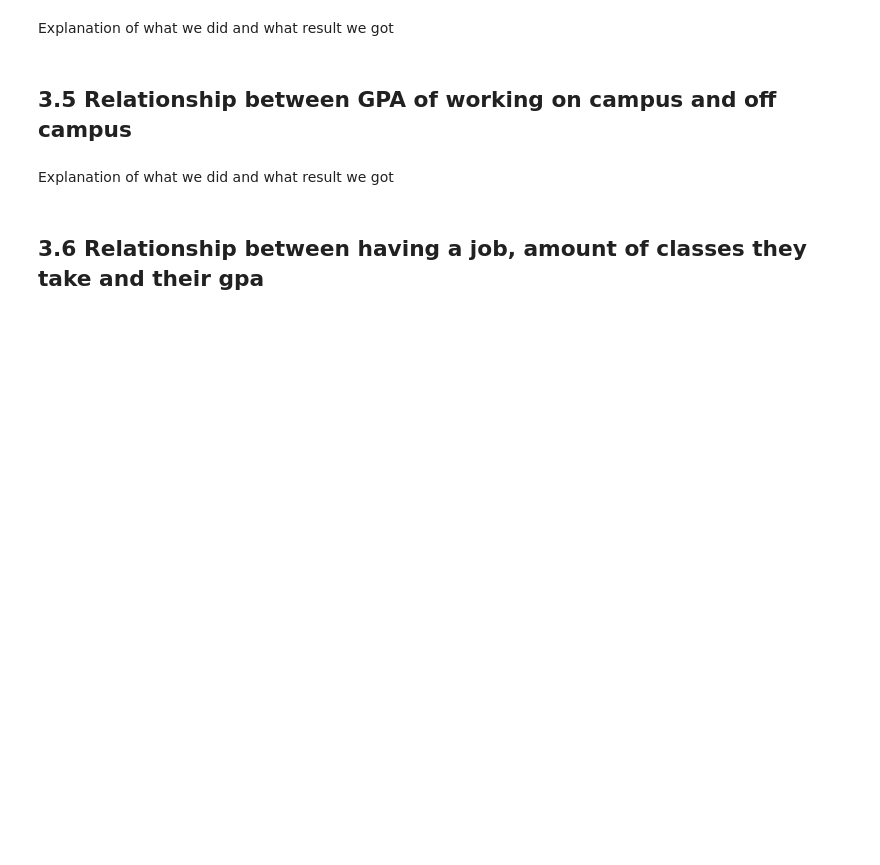
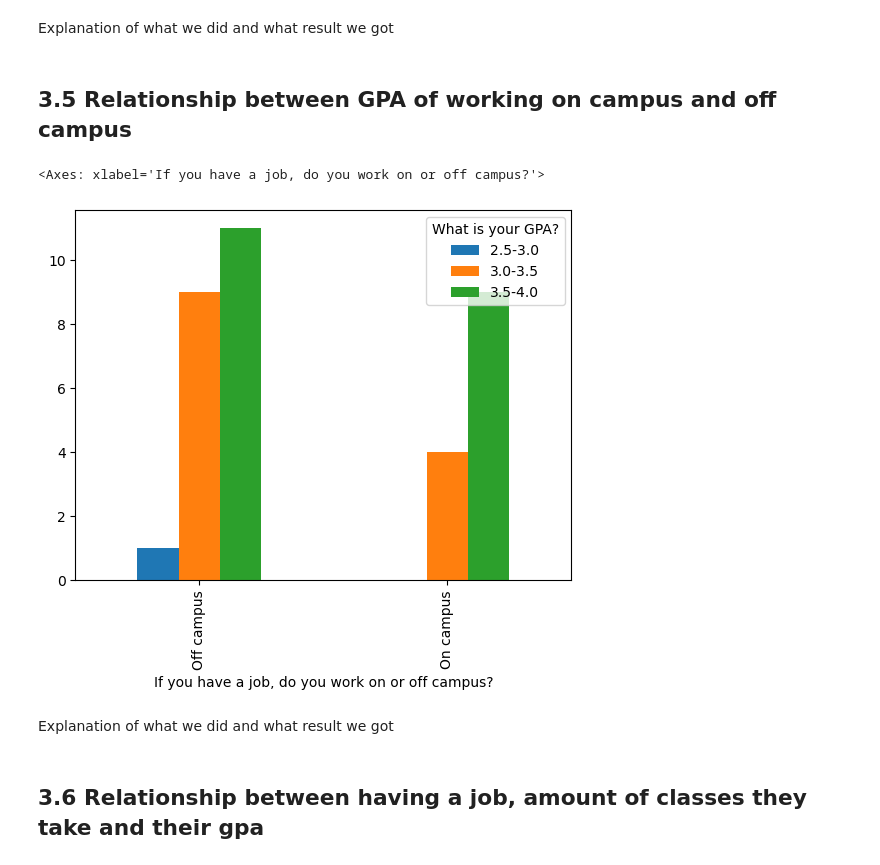
Before and after one commit to Nihal-m24/CS-105-Mini-Project, a Jupyter notebook: Mini Project.ipynb, the cells around one changed output. Cells and saved outputs as stored; diff of their text form; code cells hidden in the pictures; blank space fills up the shorter version.

Commit message:
3.5 (Create Graph)

```diff
--- a/Mini Project.ipynb
+++ b/Mini Project.ipynb
@@ -75,6 +75,11 @@ Explanation of what we did and what result we got
 ## 3.5 Relationship between GPA of working on campus and off campus
 # %%
 #zain
+GPA_Campus = pd.crosstab(cleaned_df['If you have a job, do you work on or off campus?'],cleaned_df['What is your GPA?'])
+GPA_Campus.plot.bar()
+# %% [output]
+<Axes: xlabel='If you have a job, do you work on or off campus?'>
+[figure, added]
 # %% [markdown]
 Explanation of what we did and what result we got
 # %% [markdown]
```
